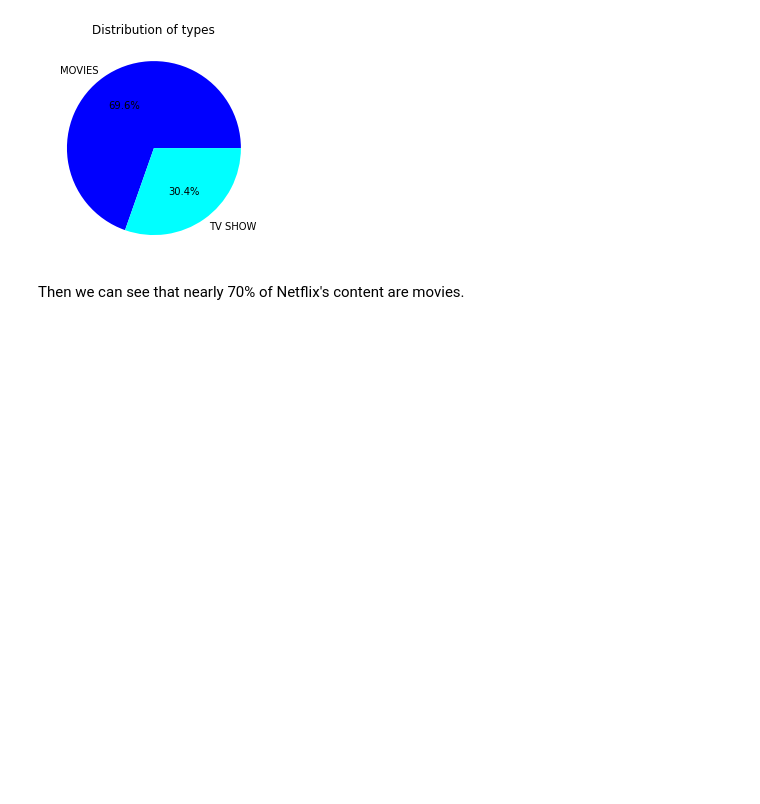
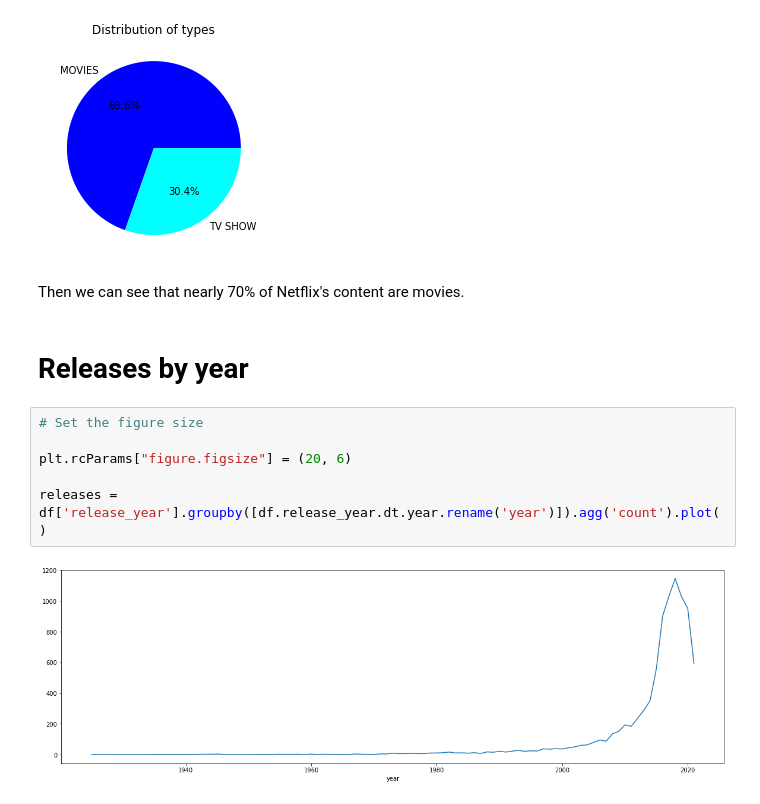
Before and after one commit to luis-fnogueira/Netflix-Movies-and-TV-Shows, a Jupyter notebook: netflix-movies-and-tv-shows.ipynb, the cells around one changed output. Drawn from its saved outputs; the diff is of its cells as text; blank space fills up the shorter version.

```diff
--- a/netflix-movies-and-tv-shows.ipynb
+++ b/netflix-movies-and-tv-shows.ipynb
@@ -104,3 +92,13 @@ plt.show()
 [figure]
 # %% [markdown]
 Then we can see that nearly 70% of Netflix's content are movies.
+# %% [markdown]
+# Releases by year
+# %%
+# Set the figure size
+
+plt.rcParams["figure.figsize"] = (20, 6)
+
+releases = df['release_year'].groupby([df.release_year.dt.year.rename('year')]).agg('count').plot()
+# %% [output]
+[figure, added]
```
Also changed, not shown: parts of 5 cells of this notebook.
